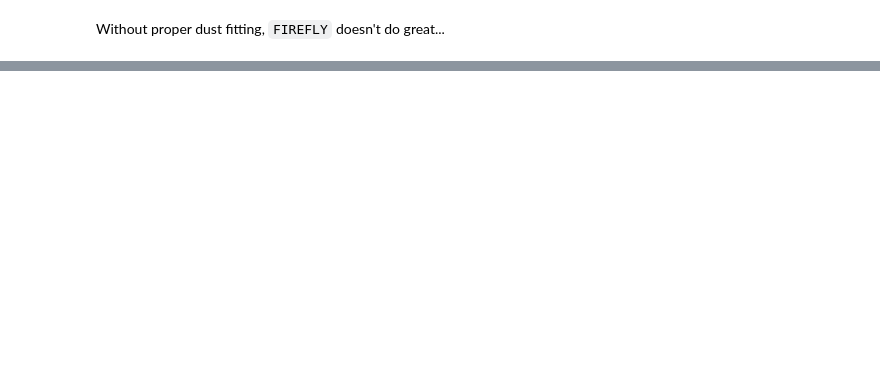
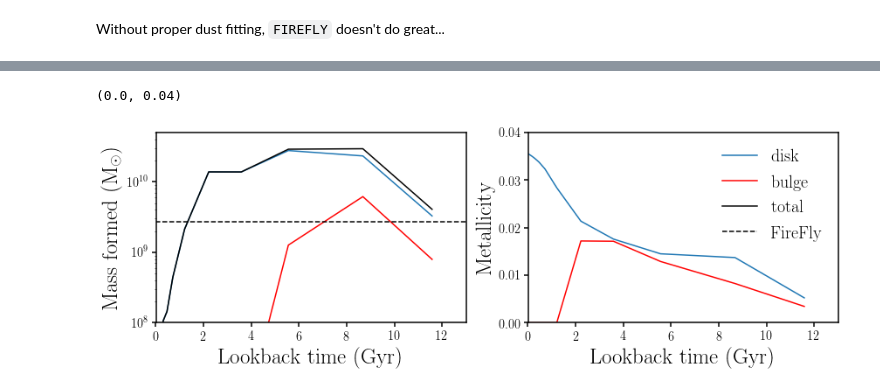
Before and after one commit to changhoonhahn/FOMOspec, a Jupyter notebook: notebook/local_Lgal_firefly_sourcespec.ipynb, the cells around one changed output, grey strips where cells are left out. Saved outputs shown, nothing was run; the diff lists cells and outputs as text; code cells hidden in the pictures; blank space fills up the shorter version.

```diff
--- a/notebook/local_Lgal_firefly_sourcespec.ipynb
+++ b/notebook/local_Lgal_firefly_sourcespec.ipynb
@@ -68,13 +93,2 @@ Text(0.5,0,'Rest-frame Wavelength [$\\AA$]')
 # %% [markdown]
 Without proper dust fitting, `FIREFLY` doesn't do great...
-# %%
-fig = plt.figure(figsize=(15,20))
-for ii, idd in enumerate([1, 101314, 253044, 10924]):
-    sub = fig.add_subplot(4,1,ii+1)
-    out, prop = readFirefly(idd, dust='on')
-    sub.plot(out['wavelength'], out['flux_data'])
-    sub.plot(out['wavelength'], out['flux_bestfit'], c='k', ls=':')
-    sub.set_xlim([3e3, 8e3])
-    if ii == 1: sub.set_ylabel('Flux [$10^{-17} erg/s/\AA/cm^2$]', fontsize=25)
-    sub.set_ylim([0., 7.])
-sub.set_xlabel('Rest-frame Wavelength [$\AA$]', fontsize=25)
@@ -85,0 +95,8 @@ But with `hpf_mode=0`, `FIREFLY` fits the LGal source spectra reasonably well...
+# %%
+def read_input(galID):
+    #reads input star-formation and chemical enrichment histories
+    infile = UT.dat_dir() + 'Lgal/gal_inputs/' + 'gal_input_' + str(galID) + '_BGS_template_FSPS_uvmiles.csv'
+    gal_input = Table.read(infile, delimiter=' ')
+    return gal_input
+# %%
+gal_input = read_input(galid)
@@ -85,0 +123,27 @@ But with `hpf_mode=0`, `FIREFLY` fits the LGal source spectra reasonably well...
+# %%
+fig = plt.figure(figsize=(14,4))
+sub = fig.add_subplot(121)
+sub.plot(gal_input['sfh_t'], gal_input['sfh_disk'], color='C0')
+sub.plot(gal_input['sfh_t'], gal_input['sfh_bulge'], color='red')
+sub.plot(gal_input['sfh_t'], gal_input['sfh_bulge'] + gal_input['sfh_disk'], color='black')
+mmed = 10**prop['total_mass']#np.percentile(chain_flat[:,4], [50])
+sub.plot([0., 15.], [mmed, mmed], c='k', ls='--')
+sub.set_xlabel('Lookback time (Gyr)', fontsize=25)
+sub.set_xlim([1e-2, 13.])
+sub.set_ylabel(r'Mass formed (M$_\odot$)', fontsize=25)
+sub.set_yscale('log')
+sub.set_ylim([1e8, 5e10])
+
+sub = fig.add_subplot(122)
+sub.plot(gal_input['sfh_t'], gal_input['Z_disk'], label='disk')
+sub.plot(gal_input['sfh_t'], gal_input['Z_bulge'], color='red', label='bulge')
+sub.plot([0., 0.], [0., 0.], c='k', ls='-', label='total')
+sub.plot([0., 15.], [10**prop['metallicity_massW'], 10**prop['metallicity_massW']], c='k', ls='--', label='FireFly')
+sub.legend(fontsize=20)
+sub.set_xlabel('Lookback time (Gyr)', fontsize=25)
+sub.set_xlim([1e-2, 13.])
+sub.set_ylabel('Metallicity', fontsize=25)
+sub.set_ylim([0., 0.04])
+# %% [output]
+(0.0, 0.04)
+[figure, added]
```
Also changed, not shown: parts of 8 cells of this notebook.
